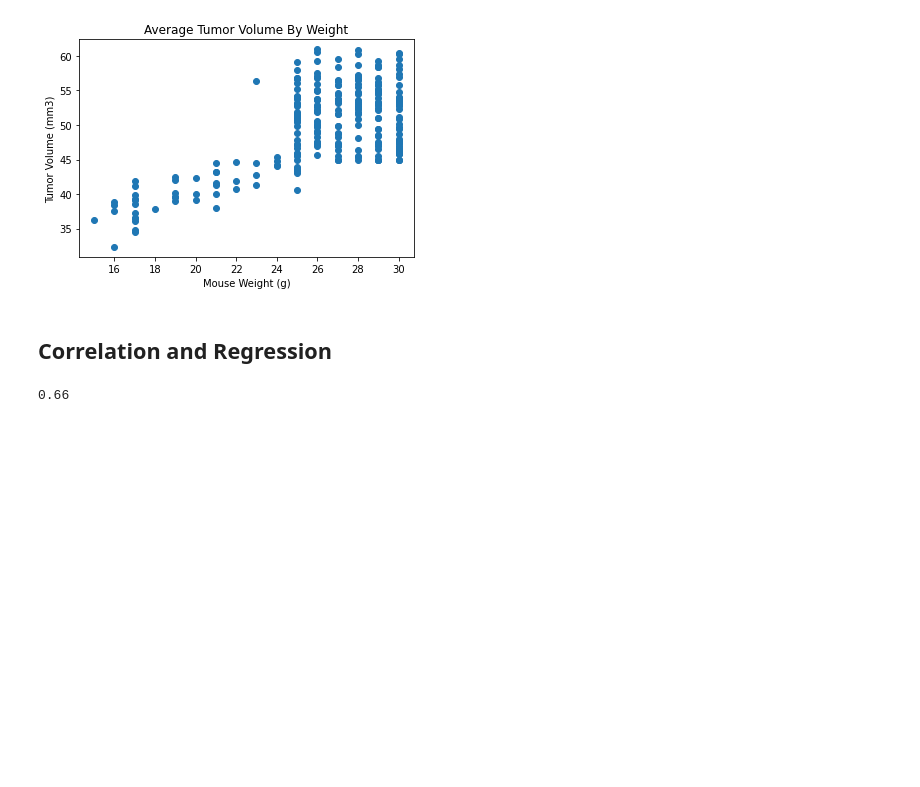
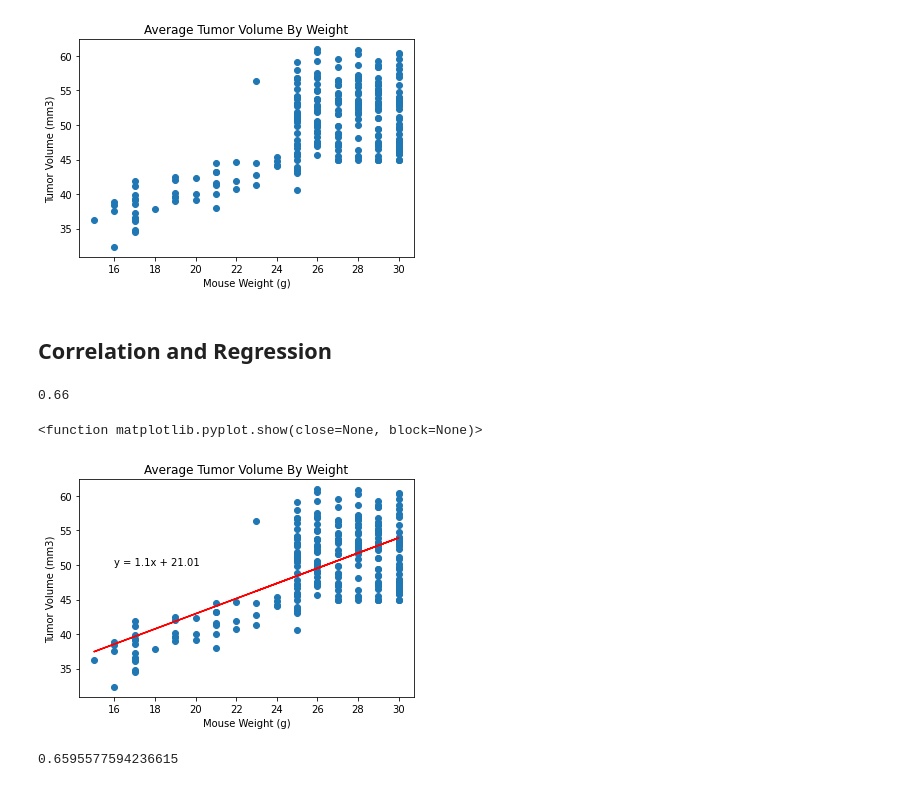
Before and after one commit to migheljackson/matplotlib-challenge, a Jupyter notebook: pymaceuticals_starter.ipynb, the cells around one changed output. Drawn from its saved outputs; the diff is of its cells as text; code cells hidden in the pictures; blank space fills up the shorter version.

Commit message:
Plotted linear regression and r-value

```diff
--- a/pymaceuticals_starter.ipynb
+++ b/pymaceuticals_starter.ipynb
@@ -487,7 +487,7 @@ plt.show
 # %%
 # Generate a scatter plot of average tumor volume vs. mouse weight for the Capomulin regimen
 tvol_weight_list=["Tumor Volume (mm3)","Weight (g)"]
-mean_tvol_weight=study_data_clean.groupby("Mouse ID")[focus].mean()
+mean_tvol_weight=study_data_clean.groupby("Mouse ID")[tvol_weight_list].mean()
 plt.title('Average Tumor Volume By Weight')
 plt.ylabel("Tumor Volume (mm3)")
 plt.xlabel("Mouse Weight (g)")
@@ -505,3 +505,24 @@ correlation_tvol_weight=round(st.pearsonr(mean_tvol_weight["Weight (g)"],mean_tv
 correlation_tvol_weight
 # %% [output]
 0.66
+# %%
+x_values = mean_tvol_weight["Weight (g)"]
+y_values = mean_tvol_weight["Tumor Volume (mm3)"]
+(slope, intercept, rvalue, pvalue, stderr) = st.linregress(x_values, y_values)
+regress_values = x_values * slope + intercept
+line_eq = "y = " + str(round(slope,2)) + "x + " + str(round(intercept,2))
+# %%
+plt.title('Average Tumor Volume By Weight')
+plt.ylabel("Tumor Volume (mm3)")
+plt.xlabel("Mouse Weight (g)")
+plt.plot(x_values,regress_values,"r-")
+plt.annotate(line_eq,(16,50))
+plt.scatter(mean_tvol_weight["Weight (g)"],mean_tvol_weight["Tumor Volume (mm3)"])
+plt.show
+# %% [output]
+<function matplotlib.pyplot.show(close=None, block=None)>
+[figure, added]
+# %%
+rvalue
+# %% [output]
+0.6595577594236615
```
